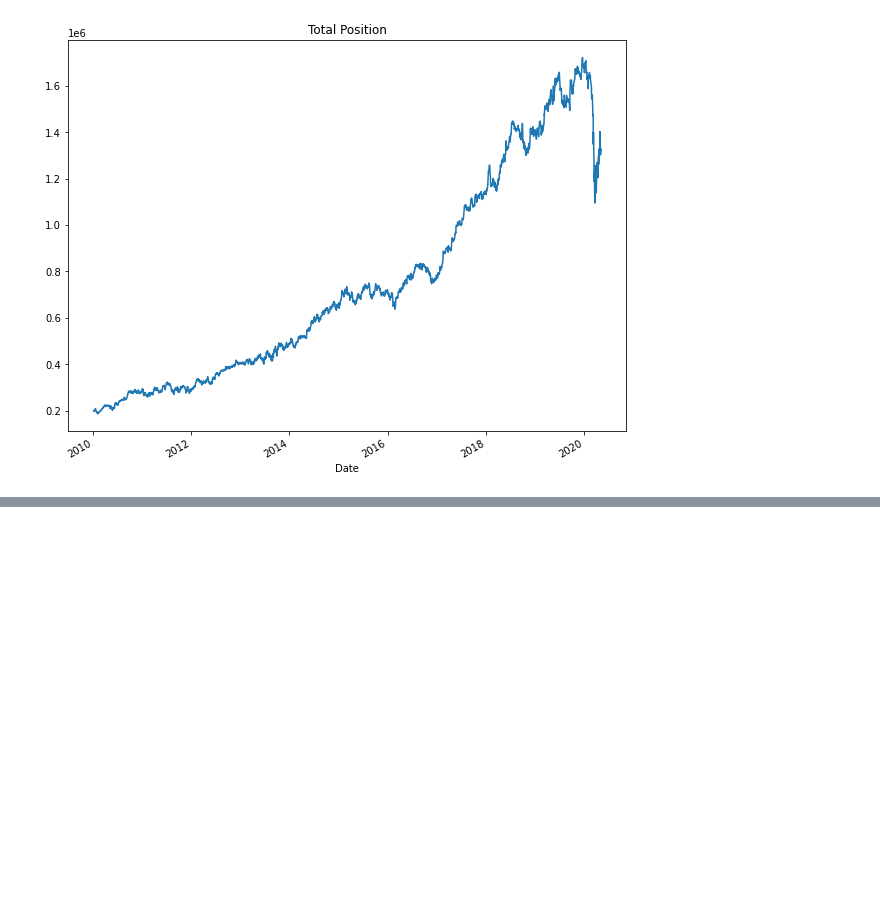
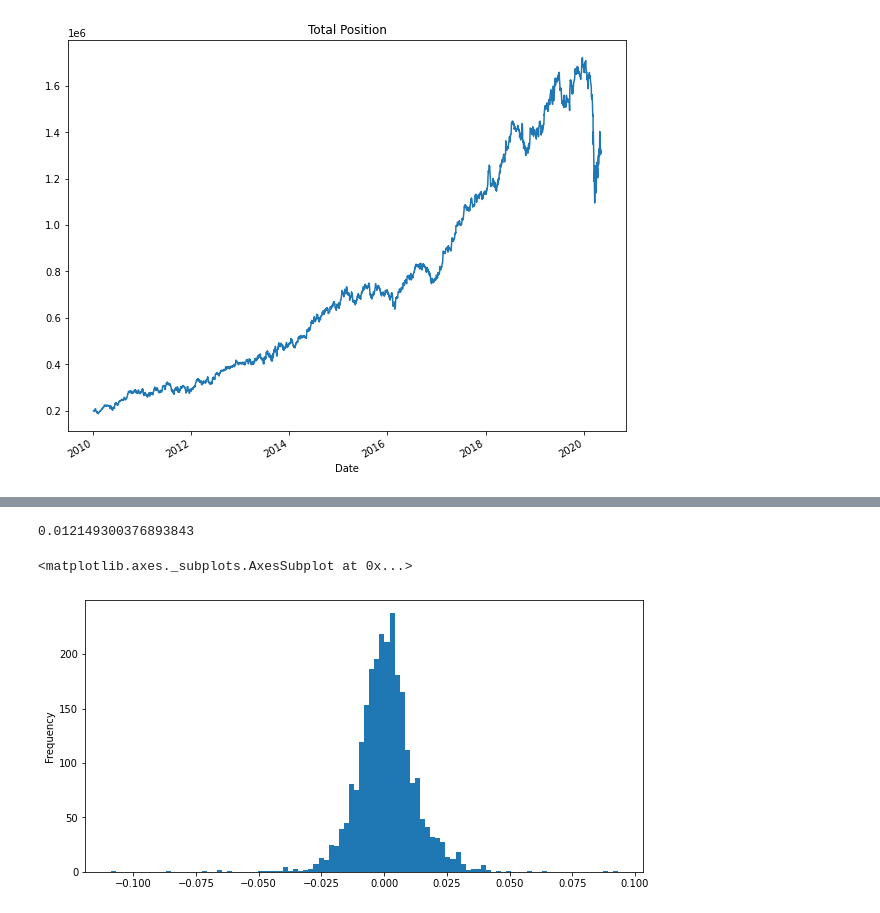
Before and after one commit to jesvin1/PortfolioManagement, a Jupyter notebook: Protfolio management.ipynb, the cells around one changed output, grey strips where cells are left out. Saved outputs shown, nothing was run; the diff lists cells and outputs as text; code cells hidden in the pictures; blank space fills up the shorter version.

```diff
--- a/Protfolio management.ipynb
+++ b/Protfolio management.ipynb
@@ -47,0 +58,2 @@ Text(0.5, 1.0, 'Total Position')
+# %%
+pf_data['Daily_Ret'] = pf_data['Total_pos'].pct_change(1)
@@ -47,0 +78,9 @@ Text(0.5, 1.0, 'Total Position')
+# %%
+pf_data['Daily_Ret'].std()
+# %% [output]
+0.012149300376893843
+# %%
+pf_data['Daily_Ret'].plot(kind='hist',bins=100,figsize=(10,5))
+# %% [output]
+<matplotlib.axes._subplots.AxesSubplot at 0x...>
+[figure, added]
```
Also changed, not shown: parts of 9 cells of this notebook.
